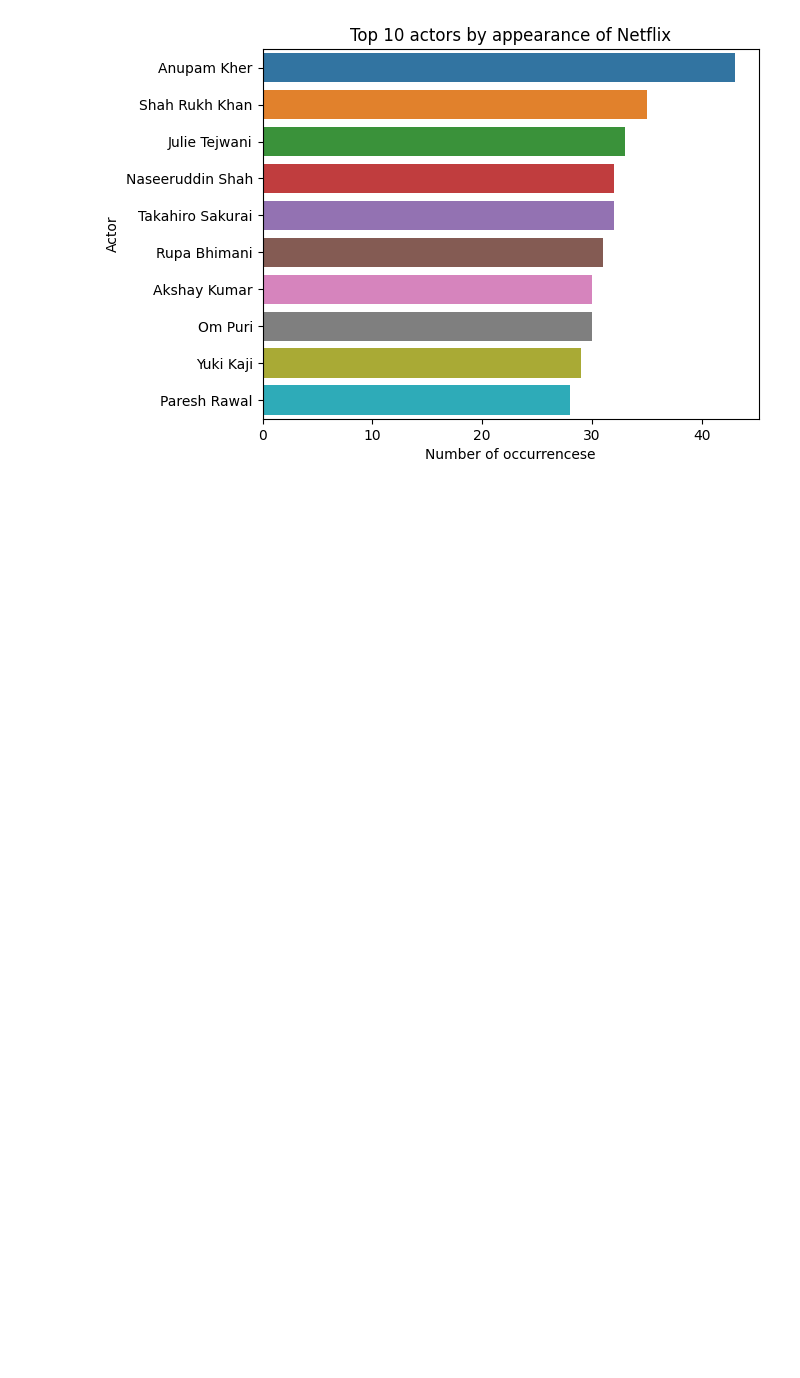
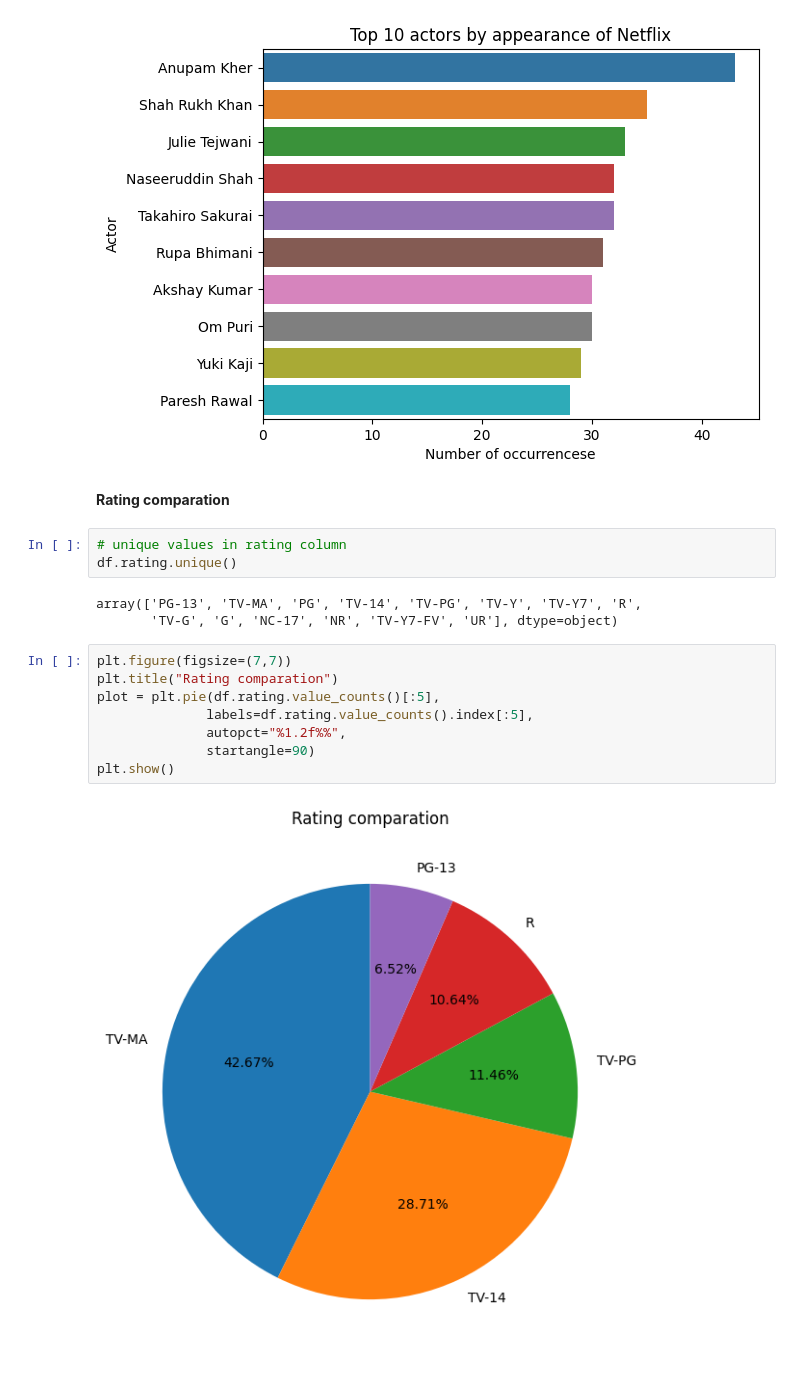
Before and after one commit to sbaglieri13/Data-Exploration-and-Preprocessing, a Jupyter notebook: Data exploration & preprocessing.ipynb, the cells around one changed output. Drawn from its saved outputs; the diff is of its cells as text; blank space fills up the shorter version.

```diff
--- a/Data exploration & preprocessing.ipynb
+++ b/Data exploration & preprocessing.ipynb
@@ -405,3 +408,21 @@ plt.ylabel('Actor')
 plt.show()
 # %% [output]
 [figure]
+# %% [markdown]
+**Rating comparation**
+# %%
+# unique values in rating column
+df.rating.unique()
+# %% [output]
+array(['PG-13', 'TV-MA', 'PG', 'TV-14', 'TV-PG', 'TV-Y', 'TV-Y7', 'R',
+       'TV-G', 'G', 'NC-17', 'NR', 'TV-Y7-FV', 'UR'], dtype=object)
+# %%
+plt.figure(figsize=(7,7))
+plt.title("Rating comparation")
+plot = plt.pie(df.rating.value_counts()[:5],
+              labels=df.rating.value_counts().index[:5],
+              autopct="%1.2f%%",
+              startangle=90)
+plt.show()
+# %% [output]
+[figure, added]
```
Also changed, not shown: parts of 15 cells of this notebook.
